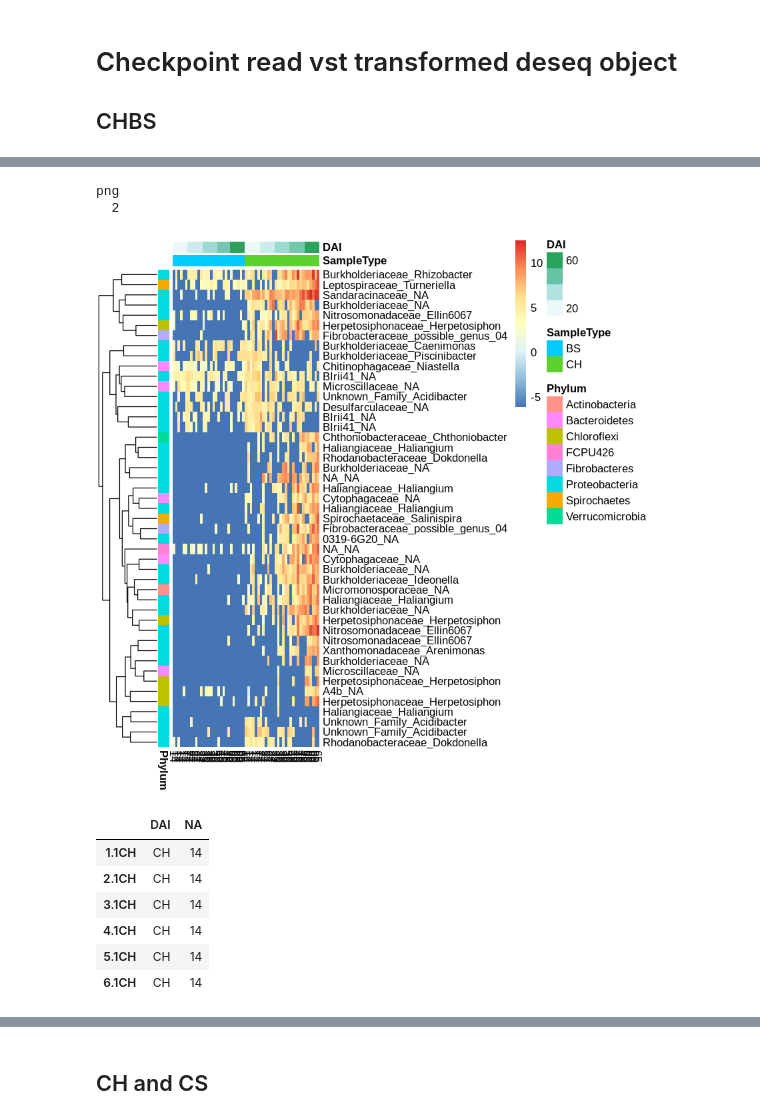
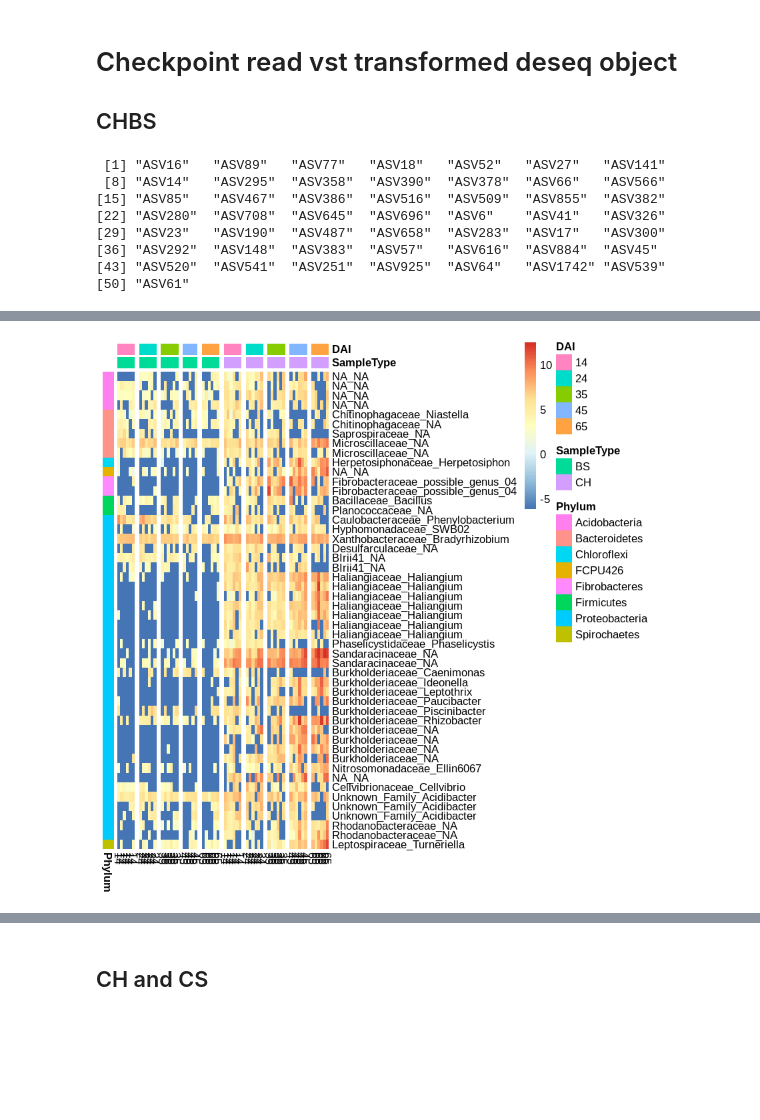
Before and after one commit to bdemmett/Hyphosphere, a Jupyter notebook: notebooks/MiSeqRuns/3Exp-Heatmap-wTime.ipynb, the cells around one changed output, grey strips where cells are left out. Cells and saved outputs as stored; diff of their text form; code cells hidden in the pictures; blank space fills up the shorter version.

```diff
--- a/notebooks/MiSeqRuns/3Exp-Heatmap-wTime.ipynb
+++ b/notebooks/MiSeqRuns/3Exp-Heatmap-wTime.ipynb
@@ -38,16 +35,18 @@ theme_pub = function (base_size = 11, base_family = "Arial")
                 colour = NA), complete = TRUE)
     }
 # %%
-psCHBS = readRDS(physeq_file) %>% subset_taxa(., !is.na(Phylum)) %>%
+ps = readRDS(physeq_file) %>% subset_taxa(., !is.na(Phylum)) %>%
     # remove non-experimental controls
 
     subset_samples(., SampleType %in% c("BS","CH") & Experiment == 3 & !Sample == "T0R1") %>%
      filter_taxa(., function(x) max(x) > 0, TRUE)
-     # re-normalize after subsetting taxa
-    #transform_sample_counts(., function(x) x/sum(x))
+
 sample_data(ps)$Rep = as.factor(sample_data(ps)$Rep)
 
-psCHBS
+sample_data(ps)$Rep = factor(sample_data(ps)$Rep)
+sample_data(ps)$DAI = factor(sample_data(ps)$DAI)
+
+ps
 # %% [output]
 phyloseq-class experiment-level object
 otu_table()   OTU Table:         [ 10686 taxa and 59 samples ]
@@ -102,6 +101,7 @@ head(df.l2fc.Exp3.time)
 HASVs = df.l2fc.Exp3 %>%
     filter(Contrast == "CH_CS" & padj < 0.05 & log2FoldChange > 0 & Subset == "Lansing-Gv") %>%
     .$OTU %>%
+    as.character() %>%
     unique()
 length(HASVs)
 
@@ -173,13 +176,36 @@ Warning message in DESeqDataSet(se, design = design, ignoreRank):
 ## CHBS
 # %%
 vstCHBS = readRDS(file.path(work_dir, 'DESeqObject_Exp2CHBS_vsttrans.rds'))
+# %%
+#get list of only hyphal samples
+CHsamples = sample_data(ps) %>% as(.,"data.frame") %>% filter(SampleType == "CH") %>%  .$Sample %>% as.character()
+
+##Cut matrix to hyphal samples and get rownames for most abundant taxa in CH samples
+#mat = assay(vstCHBS[HASVs,CHsamples])
+
+##Cut matrix to hyphal samples and get rownames for most abundant taxa in CH samples
+mat = assay(vstCHBS[HASVs,])
+
+topHASVs = mat[order(rowSums(mat),decreasing=T),] %>% rownames() %>%.[1:50]
+topHASVs
+# %% [output]
+ [1] "ASV16"   "ASV89"   "ASV77"   "ASV18"   "ASV52"   "ASV27"   "ASV141"
+ [8] "ASV14"   "ASV295"  "ASV358"  "ASV390"  "ASV378"  "ASV66"   "ASV566"
+[15] "ASV85"   "ASV467"  "ASV386"  "ASV516"  "ASV509"  "ASV855"  "ASV382"
+[22] "ASV280"  "ASV708"  "ASV645"  "ASV696"  "ASV6"    "ASV41"   "ASV326"
+[29] "ASV23"   "ASV190"  "ASV487"  "ASV658"  "ASV283"  "ASV17"   "ASV300"
+[36] "ASV292"  "ASV148"  "ASV383"  "ASV57"   "ASV616"  "ASV884"  "ASV45"
+[43] "ASV520"  "ASV541"  "ASV251"  "ASV925"  "ASV64"   "ASV1742" "ASV539"
+[50] "ASV61"
 # %%
+#
 # get list to arrange columns of matrix
-col.order = sample_data(psCHBS) %>% as.data.frame() %>% arrange(SampleType,DAI) %>% .$Sample %>% as.character()
+
+col.order = sample_data(ps) %>% as(.,"data.frame") %>%  arrange(SampleType,DAI) %>% .$Sample %>% as.character()
 
 # filter to ASVs of interest and arrange according to taxonomy
 row.order = taxa %>%
-    filter(ASV %in% df.THASVs) %>%
+    filter(ASV %in% topHASVs) %>%
     arrange(Kingdom, Phylum, Class, Order, Family, Genus) %>%
     .$ASV %>% as.character()
 
@@ -209,17 +235,16 @@ LabelAnno = rownames(mat) %>%
 #Create dataframe for row annotations based on phylum
 
 #create annotation dataframe
-anno = sample_data(psCHBS) %>% arrange(SampleType, DAI) %>% .[,c("SampleType","DAI")] %>% as.data.frame()
+anno = sample_data(ps) %>% as(.,'data.frame') %>% arrange(SampleType, DAI) %>% .[,c("SampleType","DAI")]
 #colnames(anno) = 'DAI'
 rownames(anno) = colnames(mat)
 
 #anno <- as.data.frame(colData(vst)[, 'DAI'])
-ph = pheatmap(mat, cluster_cols = F, annotation_col = anno, annotation_row = PhylumAnno,
-         labels_row = LabelAnno$Label, labels_col = anno$DAI)
+ph = pheatmap(mat, cluster_cols = F, cluster_rows = F, annotation_col = anno, annotation_row = PhylumAnno,
+         labels_row = LabelAnno$Label, labels_col = anno$DAI, gaps_col = c(6,12,18, 23, 29, 35, 41, 47, 53), cutree_rows = 4)
 
 pdf(file = file.path(figDir,'HeatMap_Time_BSCH.pdf'), width = 6.89, height = 7)
 ph
 dev.off()
 #pheatmap(mat, annotation_col = anno)
-rm(vstCHBS)
 # %% [output]
@@ -231,13 +253 @@ Warning message in class(x) <- c(subclass, tibble_class):
-png
-  2
-[figure, old version]
+[figure, new version]
-# %%
-head(anno)
-# %% [output]
-|  | DAI | NA |
-| 1.1CH | CH | 14 |
-| 2.1CH | CH | 14 |
-| 3.1CH | CH | 14 |
-| 4.1CH | CH | 14 |
-| 5.1CH | CH | 14 |
-| 6.1CH | CH | 14 |
```
Also changed, not shown: parts of 10 cells of this notebook, 4 other files.
